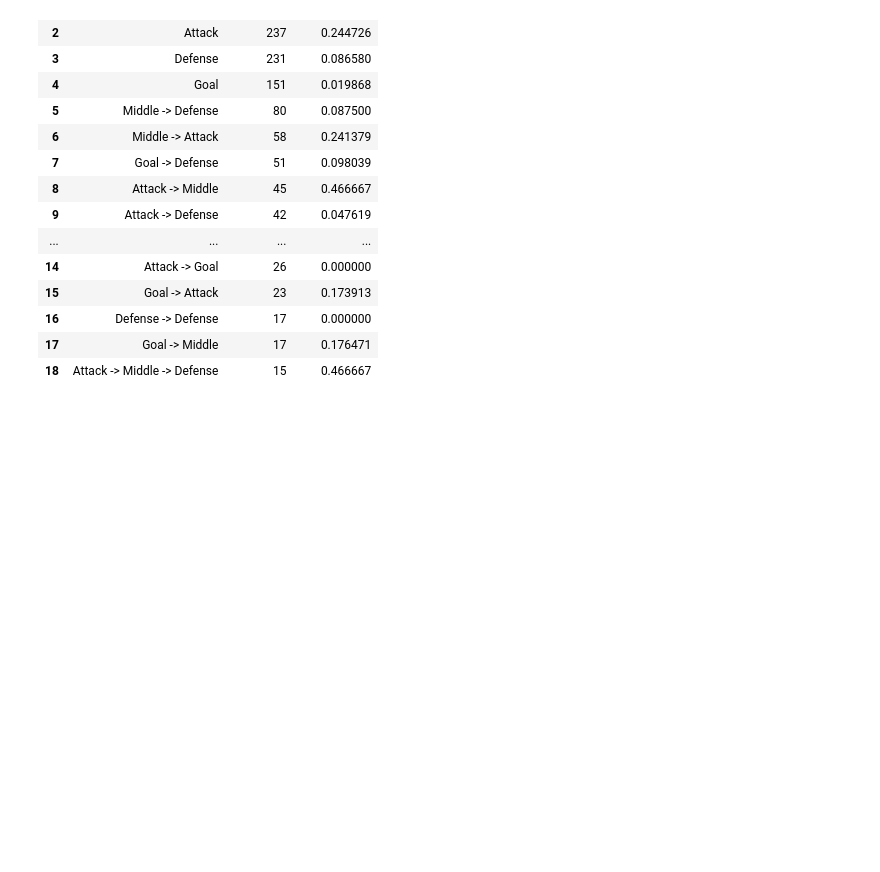
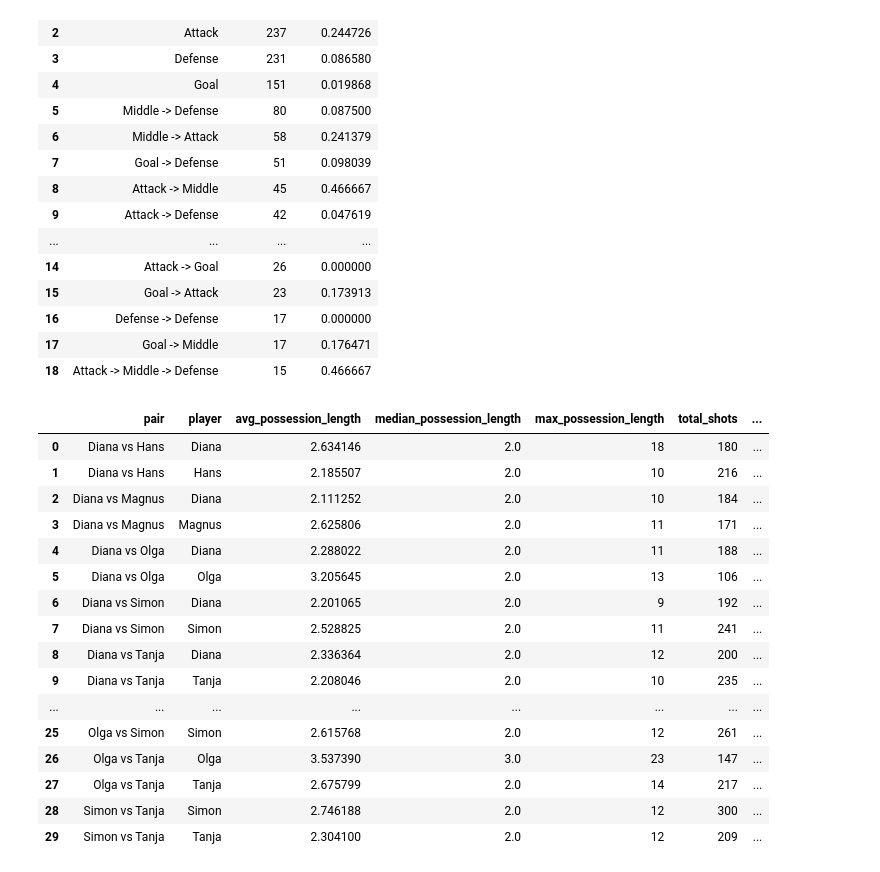
Before and after one commit to Rutvik-rn/Kicker-Strategy, a Jupyter notebook: notebook.ipynb, the cells around one changed output. Drawn from its saved outputs; the diff is of its cells as text; code cells hidden in the pictures; blank space fills up the shorter version.

```diff
--- a/notebook.ipynb
+++ b/notebook.ipynb
@@ -1260,3 +1260,92 @@ analyze_player_shot_paths(timestamped_data_tanja)
 | 16 | Defense -> Defense | 17 | 0.000000 |
 | 17 | Goal -> Middle | 17 | 0.176471 |
 | 18 | Attack -> Middle -> Defense | 15 | 0.466667 |
+# %%
+rows = []
+
+# get all unique pairs from the data
+all_pairs = (
+    timestamped_data[["player_1", "player_2"]]
+    .drop_duplicates()
+    .sort_values(["player_1", "player_2"])
+)
+
+for _, pair_row in all_pairs.iterrows():
+
+    player_a = pair_row["player_1"]
+    player_b = pair_row["player_2"]
+
+    # data only for this pair
+    pair_data = timestamped_data[
+        ((timestamped_data["player_1"] == player_a) & (timestamped_data["player_2"] == player_b)) |
+        ((timestamped_data["player_1"] == player_b) & (timestamped_data["player_2"] == player_a))
+    ].copy()
+
+    # loop for both players in this pair
+    for player_name in [player_a, player_b]:
+
+        # all events of this player in this pair
+        player_events = pair_data[pair_data["player"] == player_name].copy()
+
+        # only shot rows
+        player_shot_events = player_events[player_events["event_type"] == "shot"].copy()
+
+        # possession stats
+        avg_possession = player_events["possession_length"].mean()
+        median_possession = player_events["possession_length"].median()
+        max_possession = player_events["possession_length"].max()
+
+        # shot and goal stats
+        total_shots = len(player_shot_events)
+        total_goals = len(player_shot_events[player_shot_events["is_goal"] == True])
+
+        if total_shots > 0:
+            shot_conversion_rate = total_goals / total_shots
+        else:
+            shot_conversion_rate = 0
+
+        # average possession before shot
+        avg_possession_before_shot = player_shot_events["possession_length"].mean()
+
+        # average possession before goal
+        goal_shots = player_shot_events[player_shot_events["is_goal"] == True]
+
+        if len(goal_shots) > 0:
+            avg_possession_before_goal = goal_shots["possession_length"].mean()
+        else:
+            avg_possession_before_goal = 0
+
+        rows.append({
+            "pair": f"{player_a} vs {player_b}",
+            "player": player_name,
+            "avg_possession_length": avg_possession,
+            "median_possession_length": median_possession,
+            "max_possession_length": max_possession,
+            "total_shots": total_shots,
+            "total_goals": total_goals,
+            "shot_conversion_rate": shot_conversion_rate,
+            "avg_possession_before_shot": avg_possession_before_shot,
+            "avg_possession_before_goal": avg_possession_before_goal
+        })
+
+all_pairs_comparison = pd.DataFrame(rows)
+
+all_pairs_comparison
+# %% [output]
+|  | pair | player | avg_possession_length | median_possession_length | max_possession_length | total_shots | ... |
+| 0 | Diana vs Hans | Diana | 2.634146 | 2.0 | 18 | 180 | ... |
+| 1 | Diana vs Hans | Hans | 2.185507 | 2.0 | 10 | 216 | ... |
+| 2 | Diana vs Magnus | Diana | 2.111252 | 2.0 | 10 | 184 | ... |
+| 3 | Diana vs Magnus | Magnus | 2.625806 | 2.0 | 11 | 171 | ... |
+| 4 | Diana vs Olga | Diana | 2.288022 | 2.0 | 11 | 188 | ... |
+| 5 | Diana vs Olga | Olga | 3.205645 | 2.0 | 13 | 106 | ... |
+| 6 | Diana vs Simon | Diana | 2.201065 | 2.0 | 9 | 192 | ... |
+| 7 | Diana vs Simon | Simon | 2.528825 | 2.0 | 11 | 241 | ... |
+| 8 | Diana vs Tanja | Diana | 2.336364 | 2.0 | 12 | 200 | ... |
+| 9 | Diana vs Tanja | Tanja | 2.208046 | 2.0 | 10 | 235 | ... |
+| ... | ... | ... | ... | ... | ... | ... | ... |
+| 25 | Olga vs Simon | Simon | 2.615768 | 2.0 | 12 | 261 | ... |
+| 26 | Olga vs Tanja | Olga | 3.537390 | 3.0 | 23 | 147 | ... |
+| 27 | Olga vs Tanja | Tanja | 2.675799 | 2.0 | 14 | 217 | ... |
+| 28 | Simon vs Tanja | Simon | 2.746188 | 2.0 | 12 | 300 | ... |
+| 29 | Simon vs Tanja | Tanja | 2.304100 | 2.0 | 12 | 209 | ... |
```
Also changed, not shown: parts of 6 cells of this notebook.
